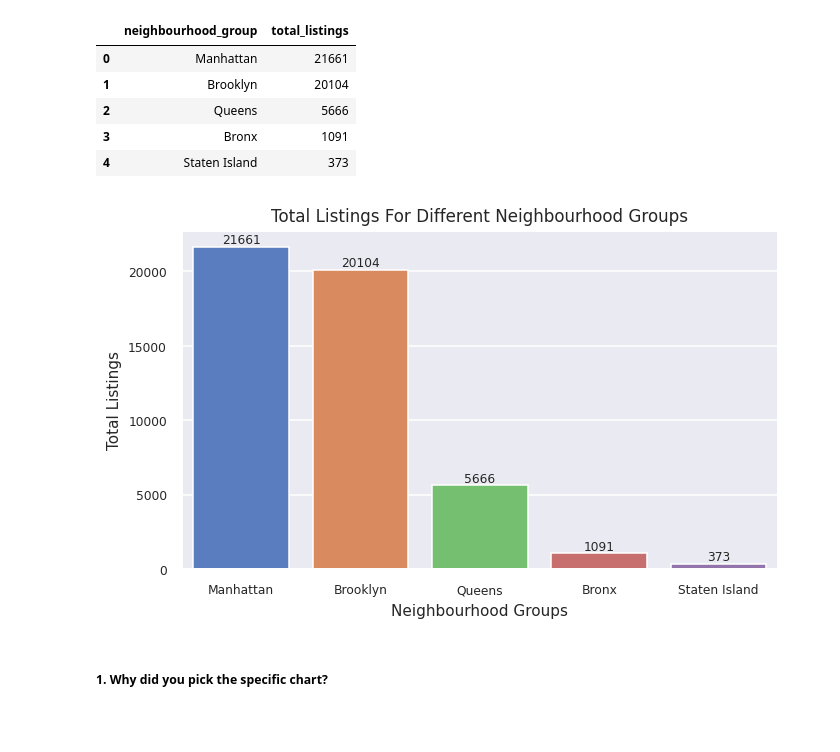
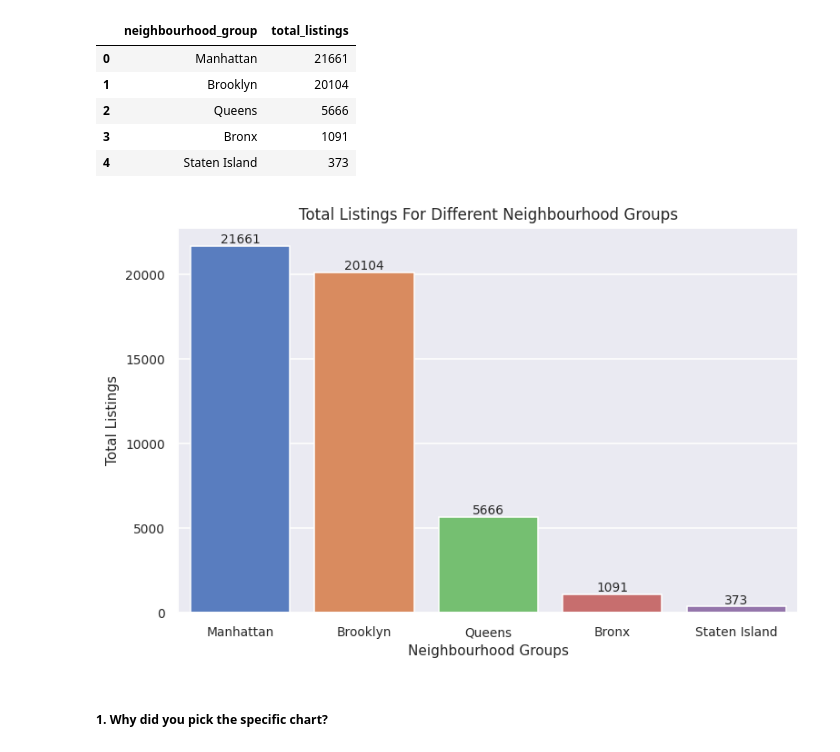
Before and after one commit to abhijain1216/Airbnb-Bookings-Analysis-EDA, a Jupyter notebook: Airbnb_Bookings_Analysis_EDA.ipynb, the cells around one changed output. Saved outputs shown, nothing was run; the diff lists cells and outputs as text; code cells hidden in the pictures; blank space fills up the shorter version.

```diff
--- a/Airbnb_Bookings_Analysis_EDA.ipynb
+++ b/Airbnb_Bookings_Analysis_EDA.ipynb
@@ -406,17 +406,17 @@ Neighbourhood_df
 | 4 | Staten Island | 373 |
 # %%
 # Visualiztion using bar plot
-plt.figure(figsize = (7,4),dpi = 110)
+plt.figure(figsize = (8,5),dpi = 110)
 plot = sns.barplot(data = Neighbourhood_df , x = 'neighbourhood_group',y = 'total_listings',palette = 'muted')
-plt.bar_label(plot.containers[0], label_type='edge',size = 8)
+plt.bar_label(plot.containers[0], label_type='edge',size = 9)
 plt.title('Total Listings For Different Neighbourhood Groups',fontsize=11)
 plt.ylabel('Total Listings',fontsize=10)
 plt.xlabel('Neighbourhood Groups',fontsize=10)
-plt.xticks(fontsize = 8)
-plt.yticks(fontsize = 8)
+plt.xticks(fontsize = 9)
+plt.yticks(fontsize = 9)
 plt.show()
 # %% [output]
-[figure, old version]
+[figure, new version]
 # %% [markdown]
 ##### 1. Why did you pick the specific chart?
 # %% [markdown]
```
Also changed, not shown: parts of 22 cells of this notebook.
